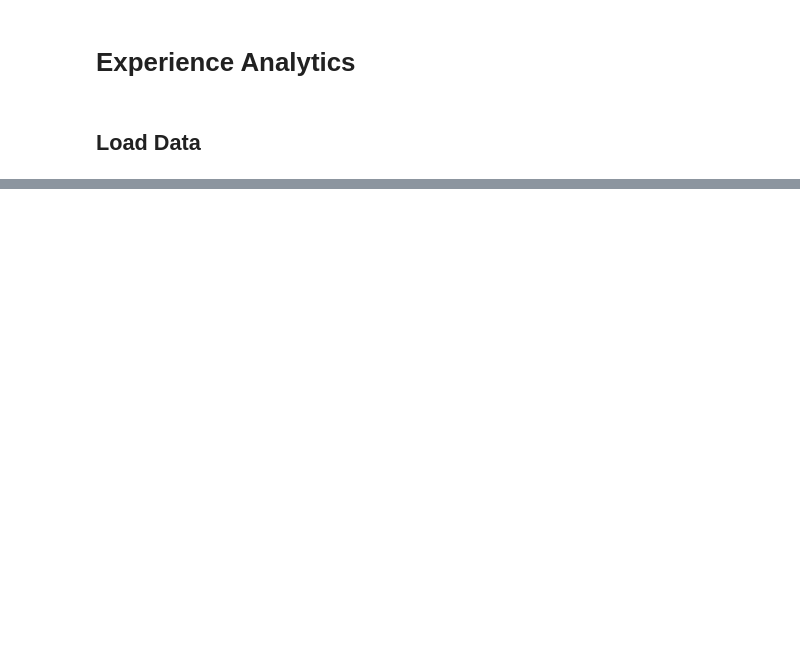
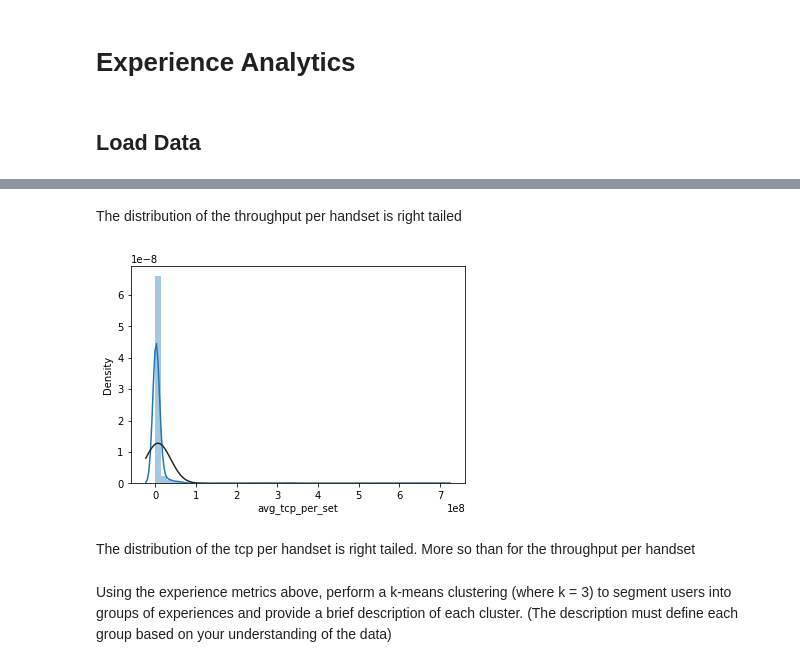
Before and after one commit to akrobi/TellCoAnalysis, a Jupyter notebook: notebooks/Experience Analytics.ipynb, the cells around one changed output, grey strips where cells are left out. Cells and saved outputs as stored; diff of their text form; code cells hidden in the pictures; blank space fills up the shorter version.

```diff
--- a/notebooks/Experience Analytics.ipynb
+++ b/notebooks/Experience Analytics.ipynb
@@ -31,0 +276,11 @@ for dirname, _, filenames in os.walk('../data'):
+# %% [markdown]
+ The distribution of the throughput per handset is right tailed
+# %%
+# average tcp/handset distribution
+sns.distplot(agg_handset_data['avg_tcp_per_set'] , fit=norm);
+# %% [output]
+[figure, added]
+# %% [markdown]
+ The distribution of the tcp per handset is right tailed. More so than for the throughput per handset
+# %% [markdown]
+Using the experience metrics above, perform a k-means clustering (where k = 3) to segment users into groups of experiences and provide a brief description of each cluster. (The description must define each group based on your understanding of the data)
```
Also changed, not shown: parts of 29 cells of this notebook.
